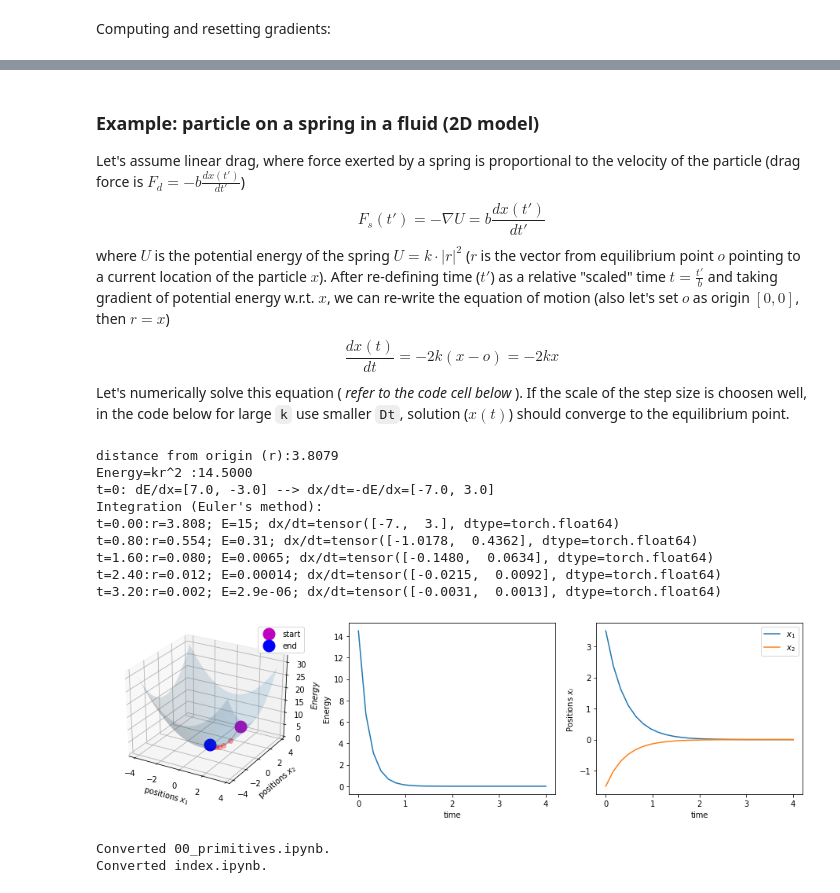
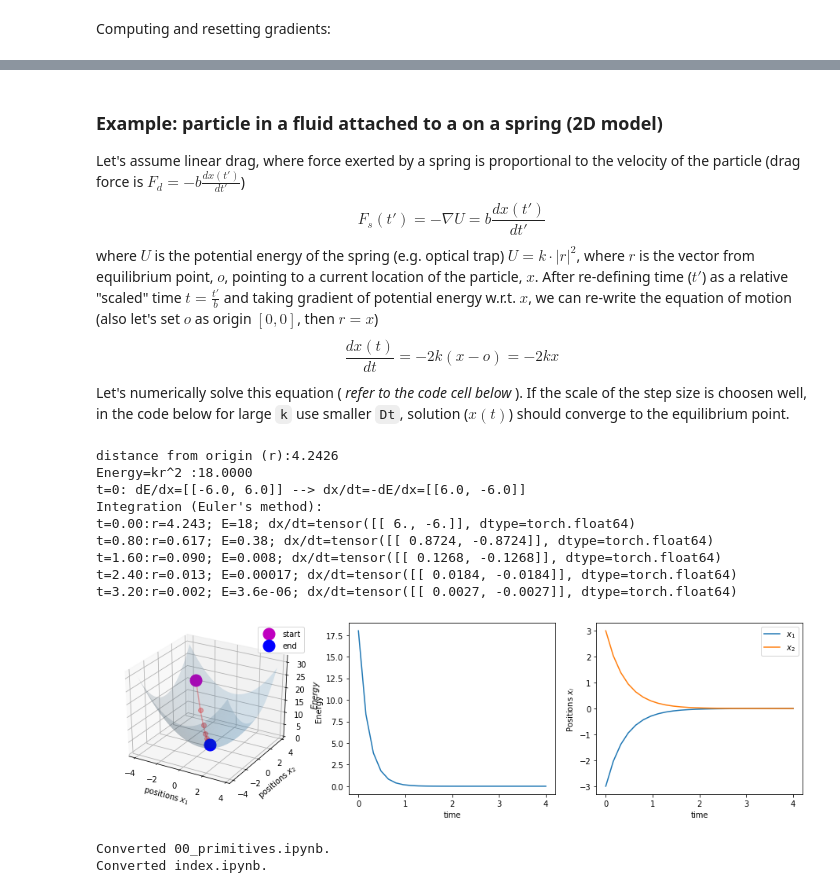
Before and after one commit to mshagirov/vertex_simulation, a Jupyter notebook: nbs/00_primitives.ipynb, the cells around one changed output, grey strips where cells are left out. Saved outputs shown, nothing was run; the diff lists cells and outputs as text; code cells hidden in the pictures.

Commit message:
changed vertex dist func to norm

````diff
--- a/nbs/00_primitives.ipynb
+++ b/nbs/00_primitives.ipynb
@@ -16,22 +16,41 @@ from nbdev.showdoc import *
 #export
 import torch
 class Vertex(object):
-    '''Implements vertex and stores its position as a 1x2 `torch.Tensor`:(x,y).
+    '''Implements vertex and stores vertex position(s) as Nx2 (or any 2-D tensor) `torch.Tensor`:(x,y,...)'s.
+    Rows represent points, columns the spatial dimensions, i.e.
+    ```
+    [[x1,y1],
+     [x2,y2],
+     ...
+     [xN,yN]]
+    ```
 
     - Methods:
-        - `dist(self,other)`
-        - `zero_grad_(self)`
-        - `grad(self)`
+        - `dist(self,other)` : calculates Euclidean distance between two points (each row).
+        - `zero_grad_(self)` : set all gradients to zero (used during gradient descent at each iter-n step).
+        - `grad(self)` : get gradient w.r.t. each tensor in `self.x`
     - Properties :
-        - `x`
+        - `x` : get torch.tensor (returns self._x)
     '''
     def __init__(self,location=None):
-        '''access `location` with self.x '''
+        '''`location` must be 2D `torch.tensor` w/ float dtype, set and get `location` with self.x
+
+        Usage:
+        `v = Vertex(torch.tensor([[3.,-1.]],requires_grad=True,dtype=torch.float64))`
+        '''
         self._x=location
+        if location is not None:
+            assert location.ndim==2
 
     def dist(self,other):
-        '''Calculate (Euclidean) distance to another vertex'''
-        return torch.sqrt(torch.sum(torch.pow(other.x - self._x,2)))
+        '''
+        Calculate (Euclidean) distance to another vertex from self._x.
+        '''
+        return torch.norm(other.x - self._x,dim=1,p=2,keepdim=True)
+
+    def subloc(self,other):
+        '''Subtract locations, self._x-other.x'''
+        return self._x-other.x
 
     def zero_grad_(self):
         '''set gradients to zero if x.requires_grad==True'''
@@ -54,7 +73,7 @@ class Vertex(object):
     def __str__(self):
         return f"{self._x.tolist()}"
     def __repr__(self):
-        return f"{self._x};{self._x.dtype}"
+        return f"Vertex {self._x}"
 # %% [markdown]
 Initialization and calculating distances between vertices:
 # %%
@@ -86,8 +109,8 @@ tensor([0., 0.], dtype=torch.float64)
 # %% [markdown]
-### Example: particle on a spring in a fluid (2D model)
+### Example: particle in a fluid attached to a on a spring (2D model)
 Let's assume linear drag, where force exerted by a spring is proportional to the velocity of the particle (drag force is $F_d=-b\frac{dx(t')}{dt'}$)
 $$F_s(t') = -\nabla U = b\frac{dx(t')}{dt'}$$
-where $U$ is the potential energy of the spring $U=k\cdot |r|^2$ ($r$ is the vector from equilibrium point $o$ pointing to a current location of the particle $x$). After re-defining time ($t'$) as a relative "scaled" time $t=\frac{t'}{b}$ and taking gradient of potential energy w.r.t. $x$, we can re-write the equation of motion (also let's set $o$ as origin $[0,0]$, then $r=x$)
+where $U$ is the potential energy of the spring (e.g. optical trap) $U=k\cdot |r|^2$, where $r$ is the vector from equilibrium point, $o$, pointing to a current location of the particle, $x$. After re-defining time ($t'$) as a relative "scaled" time $t=\frac{t'}{b}$ and taking gradient of potential energy w.r.t. $x$, we can re-write the equation of motion (also let's set $o$ as origin $[0,0]$, then $r=x$)
 $$\frac{dx(t)}{dt}=-2k(x-o)= -2kx$$
 Let's numerically solve this equation ( _refer to the code cell below_ ). If the scale of the step size is choosen well, in the code below for large `k` use smaller `Dt`, solution ($x(t)$) should converge to the equilibrium point.
 # %%
@@ -95,8 +118,8 @@ Let's numerically solve this equation ( _refer to the code cell below_ ). If the
 import matplotlib.pylab as plt, numpy as np
 from mpl_toolkits.mplot3d import axes3d
 # %%
-o  = Vertex(torch.tensor([0.,0.],dtype=torch.float64)) # equilibrium point (where U(x)==0)
-v1 = Vertex(torch.tensor([3.5,-1.5],requires_grad=True,dtype=torch.float64)) # particles location
+o  = Vertex(torch.tensor([[0,0]],dtype=torch.float64)) # equilibrium point (where U(x)==0)
+v1 = Vertex(torch.tensor([[-3,3]],requires_grad=True,dtype=torch.float64)) # particles location
 r = o.dist(v1)
 print(f'distance from origin (r):{r.item():.4f}')
 # Define energy
@@ -122,44 +145,44 @@ for n in range(25):
     E.backward()   # compute gradients
     dxdt = -v1.grad().data# dx/dt=-dE/dx
     if n%5==0:
         print(f't={Dt*n:.2f}:r={o.dist(v1).item():4.3f}; E={E.item():.2g}; dx/dt={dxdt}')
     # Update vertex position
     with torch.no_grad():
         v1.x += dxdt*Dt
     positions.append(v1.x.tolist()); t.append(t[-1]+Dt)
 Energies.append( energy(o.dist(v1)).item() )
 
 # Display the results
-positions = np.array(positions) # convert to a np array
+positions = np.array(positions).squeeze() # convert to a np array
 fig = plt.figure(figsize=plt.figaspect(0.25))
 # Energy as a function of position
 ax = fig.add_subplot(1, 3, 1, projection='3d')
 # Plot the Energy surface
 Xmesh,Ymesh = np.meshgrid(np.arange(-4,4,.25),np.arange(-4,4,.25))
-Zmesh = k*((Xmesh-o.x[0].numpy())**2+(Ymesh-o.x[1].numpy())**2) # potential energy surface
+Zmesh = k*((Xmesh-o.x[0,0].numpy())**2+(Ymesh-o.x[0,1].numpy())**2) # potential energy surface
 ax.plot_surface(Xmesh,Ymesh, Zmesh, alpha=0.15)
 # Plot trajectory of the vertex E,x1,x2
 ax.plot(positions[:,0],positions[:,1],Energies,'ro-',alpha=.3)
 ax.plot(positions[:1,0],positions[:1,1],Energies[:1],'mo',ms=15,label='start')
 ax.plot(positions[-1:,0],positions[-1:,1],Energies[-1:],'bo',ms=15,label='end')
 ax.set_xlabel('positions $x_1$'); ax.set_ylabel('positions $x_2$'); ax.set_zlabel('$Energy$'); plt.legend();
 # Energy as function of time
 ax = fig.add_subplot(1, 3, 2); ax.plot(t,Energies); ax.set_xlabel('time'); ax.set_ylabel('Energy')
 #
 ax = fig.add_subplot(1, 3, 3)
 ax.plot(t,positions);plt.legend(['$x_1$','$x_2$']); ax.set_ylabel('Positions $x_i$'); ax.set_xlabel('time');
 plt.show()
 # %% [output]
-distance from origin (r):3.8079
-Energy=kr^2 :14.5000
-t=0: dE/dx=[7.0, -3.0] --> dx/dt=-dE/dx=[-7.0, 3.0]
+distance from origin (r):4.2426
+Energy=kr^2 :18.0000
+t=0: dE/dx=[[-6.0, 6.0]] --> dx/dt=-dE/dx=[[6.0, -6.0]]
 Integration (Euler's method):
-t=0.00:r=3.808; E=15; dx/dt=tensor([-7.,  3.], dtype=torch.float64)
-t=0.80:r=0.554; E=0.31; dx/dt=tensor([-1.0178,  0.4362], dtype=torch.float64)
-t=1.60:r=0.080; E=0.0065; dx/dt=tensor([-0.1480,  0.0634], dtype=torch.float64)
-t=2.40:r=0.012; E=0.00014; dx/dt=tensor([-0.0215,  0.0092], dtype=torch.float64)
-t=3.20:r=0.002; E=2.9e-06; dx/dt=tensor([-0.0031,  0.0013], dtype=torch.float64)
+t=0.00:r=4.243; E=18; dx/dt=tensor([[ 6., -6.]], dtype=torch.float64)
+t=0.80:r=0.617; E=0.38; dx/dt=tensor([[ 0.8724, -0.8724]], dtype=torch.float64)
+t=1.60:r=0.090; E=0.008; dx/dt=tensor([[ 0.1268, -0.1268]], dtype=torch.float64)
+t=2.40:r=0.013; E=0.00017; dx/dt=tensor([[ 0.0184, -0.0184]], dtype=torch.float64)
+t=3.20:r=0.002; E=3.6e-06; dx/dt=tensor([[ 0.0027, -0.0027]], dtype=torch.float64)
-[figure, old version]
+[figure, new version]
 # %%
 #hide
 # run this as a last cell in your notebook to export this module
````
Also changed, not shown: parts of 3 cells of this notebook, 2 other files.
